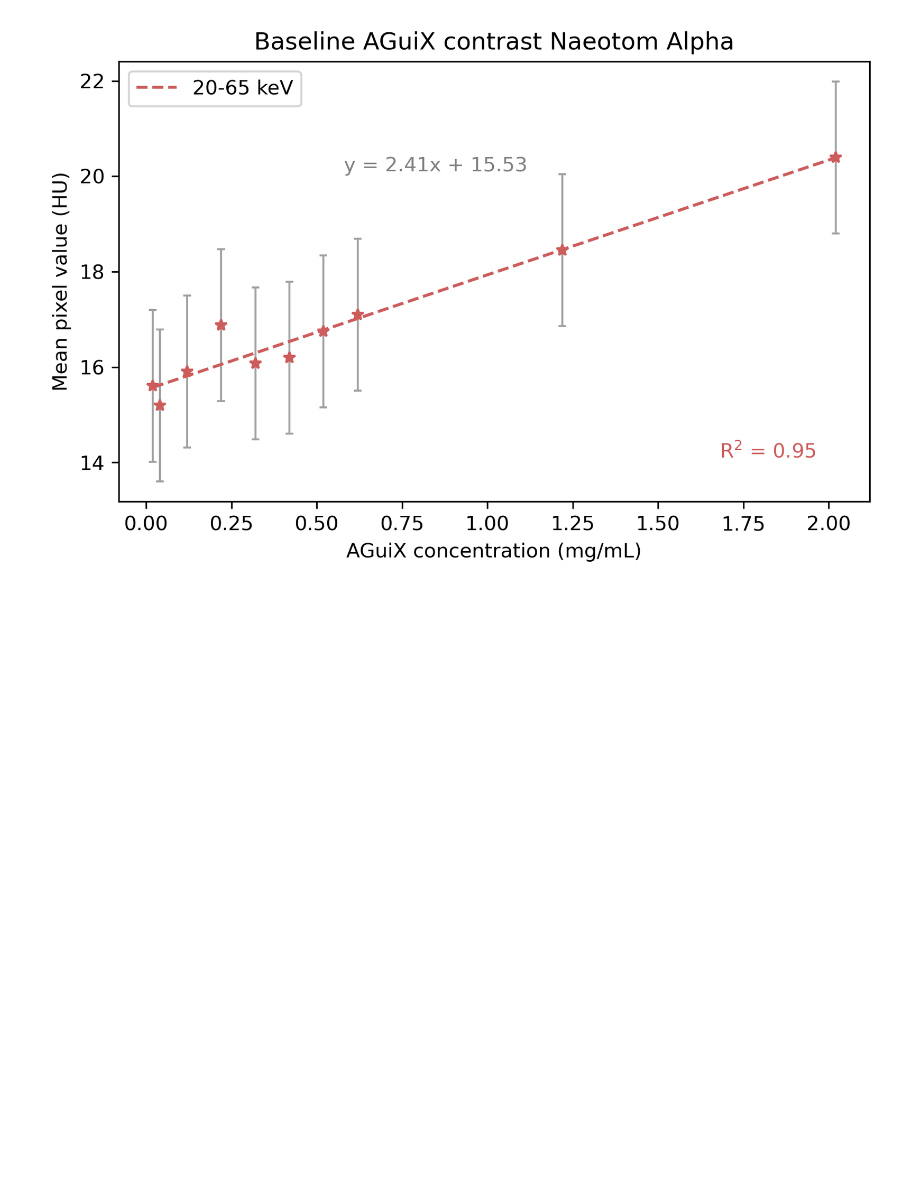
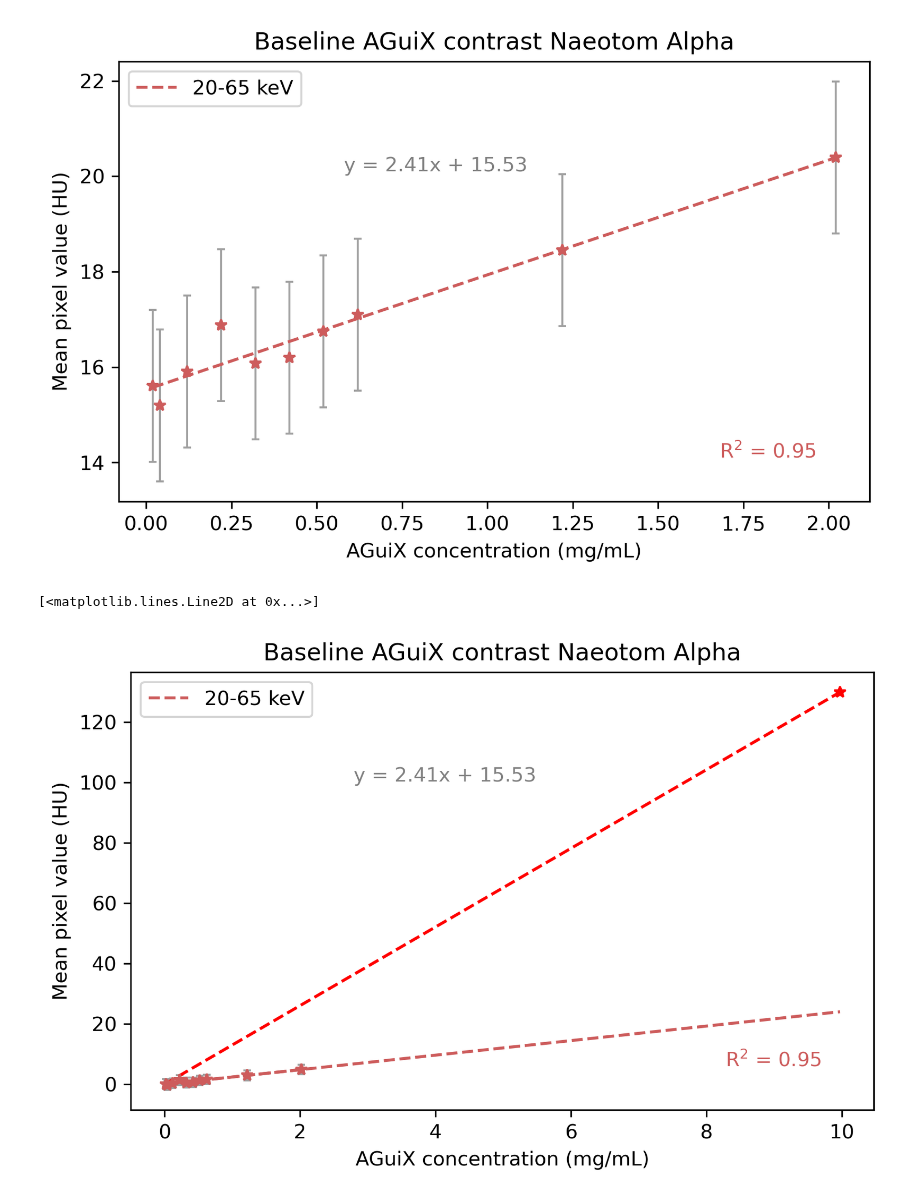
Before and after one commit to jerichooconnell/work-dfci, a Jupyter notebook: 3-jupyter_notebooks_paper/5-pcct_nanoparticle_analysis/plot_both.ipynb, the cells around one changed output. Cells and saved outputs as stored; diff of their text form; code cells hidden in the pictures; blank space fills up the shorter version.

```diff
--- a/3-jupyter_notebooks_paper/5-pcct_nanoparticle_analysis/plot_both.ipynb
+++ b/3-jupyter_notebooks_paper/5-pcct_nanoparticle_analysis/plot_both.ipynb
@@ -124,3 +124,74 @@ plt.tight_layout()
 plt.savefig('AGuiX_baseline.png',dpi=300)
 # %% [output]
 [figure]
+# %%
+import pickle
+import matplotlib.pyplot as plt
+import numpy as np
+import colorsys
+import matplotlib
+
+# Load the variables
+with open('plot_data_20-70.pkl', 'rb') as f:
+    mean_values, std_values, conc, colors, titles = pickle.load(f)
+
+titles = ['20-70 ' + ti for ti in titles]
+with open('plot_data_20-65.pkl', 'rb') as f:
+    mean_values_20_65, std_values_20_65, conc_20_65, colors_20_65, titles_20_65 = pickle.load(f)
+
+titles_20_65 = ['20-65 keV' for ti in titles_20_65]
+# concatenate the data
+mean_values = mean_values + mean_values_20_65
+std_values = std_values + std_values_20_65
+conc = conc + conc_20_65
+colors = colors + colors_20_65
+titles = titles + titles_20_65
+
+# Define the function to adjust color lightness
+def adjust_color_lightness(color, amount=0.5):
+    try:
+        c = matplotlib.colors.cnames[color]
+    except:
+        c = color
+    c = colorsys.rgb_to_hls(*matplotlib.colors.to_rgb(c))
+    return colorsys.hls_to_rgb(c[0], max(0, min(1, amount * c[1])), c[2])
+
+# Recreate the plot
+fig, ax = plt.subplots(dpi=300,figsize=[6,4])
+for ii, (mean, std) in enumerate(zip(mean_values[::2], std_values[::2])):
+    if ii == 3:
+        mean_both = mean_values[ii*2] + mean_values[ii*2+ 1]
+        std_both = std_values[ii*2] + std_values[ii*2+ 1]
+        darker_color = adjust_color_lightness(colors[ii], 0.75)  # Darker red
+        lighter_color = adjust_color_lightness(colors[ii], 1.25)  # Lighter red
+        ax.errorbar(conc+0.01*(ii-1), np.array(mean_both)-15.53, yerr=std_both, fmt='*', color='indianred', ecolor=lighter_color,capsize=2, capthick=1,elinewidth=1)
+        # Add a trend line
+        z = np.polyfit(conc+0.01*(ii-1), mean_both, 1)
+        p = np.poly1d(z)
+        ax.plot(conc+0.01*(ii-1), p(conc+0.01*(ii-1))-15.53, "--", color='indianred',label=titles[ii])
+        # Add the equation
+        ax.text(0.3, 0.9-0.05*ii, f'y = {z[0]:.2f}x + {z[1]:.2f}', color=colors[ii], transform=ax.transAxes)
+        # Add the R^2 value
+        residuals = mean_both - p(conc+0.01*(ii-1))
+        ss_res = np.sum(residuals**2)
+        ss_tot = np.sum((mean_both - np.mean(mean_both))**2)
+        r_squared = 1 - (ss_res / ss_tot)
+        ax.text(0.8, 0.25-0.05*ii, f'R$^2$ = {r_squared:.2f}', color='indianred', transform=ax.transAxes)
+
+plt.xlabel('AGuiX concentration (mg/mL)')
+plt.ylabel('Mean pixel value (HU)')
+plt.legend()
+plt.title('Baseline AGuiX contrast Naeotom Alpha')
+plt.tight_layout()
+
+x = np.linspace(0,9.975,100)
+y = 130/9.975*x
+plt.plot(9.975, 130,'r*')
+plt.plot(x,y,'r--')
+
+y2 = 2.41*x
+
+plt.plot(x,y2,'--',c='indianred')
+# %% [output]
+[<matplotlib.lines.Line2D at 0x...>]
+[figure, added]
```
Also changed, not shown: 10 other files.
